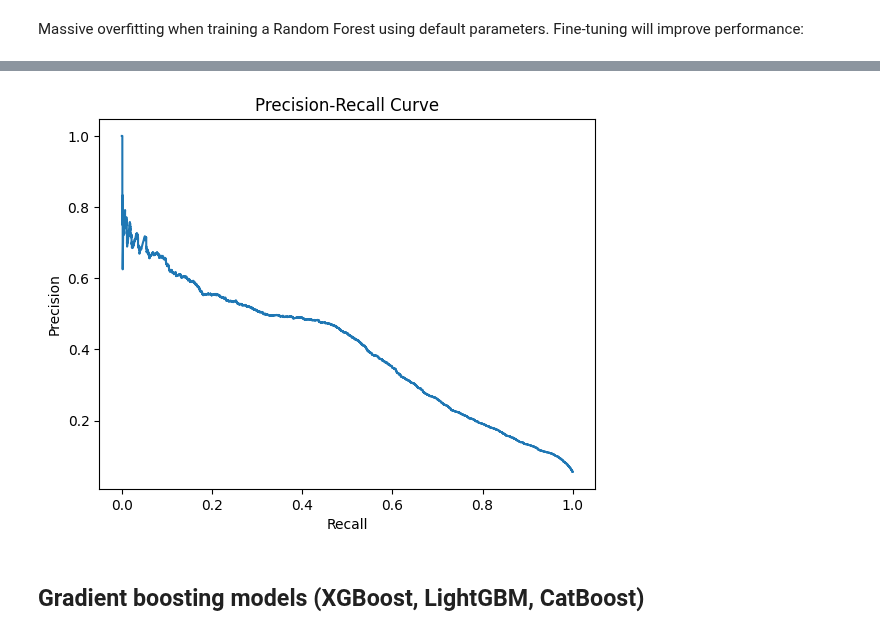
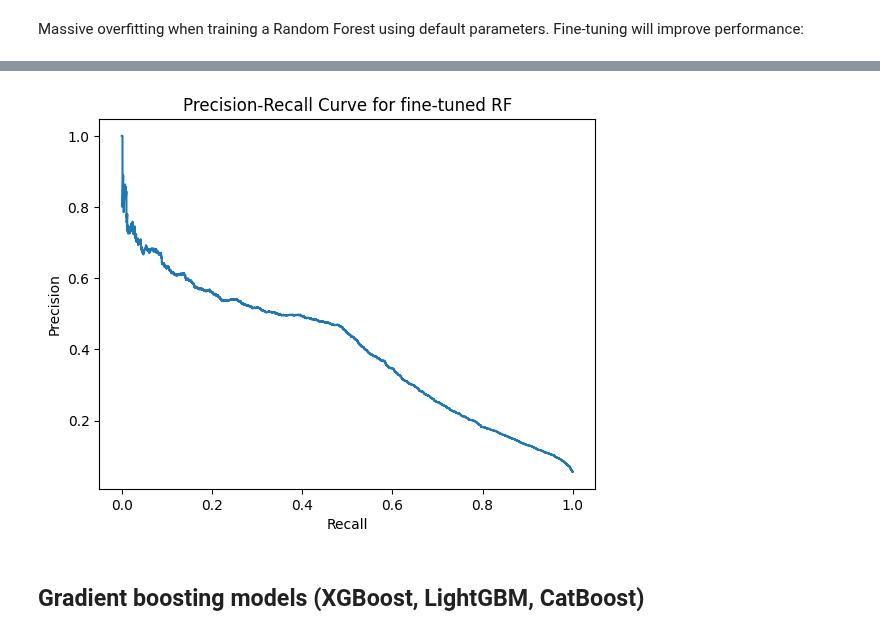
Before and after one commit to balintstewart77/magnimind-assignments, a Jupyter notebook: Capstone project/Heart Disease/notebooks/heart_prediction_balint.ipynb, the cells around one changed output, grey strips where cells are left out. Drawn from its saved outputs; the diff is of its cells as text; code cells hidden in the pictures.

```diff
--- a/Capstone project/Heart Disease/notebooks/heart_prediction_balint.ipynb
+++ b/Capstone project/Heart Disease/notebooks/heart_prediction_balint.ipynb
@@ -858,11 +875,14 @@ param_grid = {
     'min_samples_leaf': [2, 10, 50]
 }
 
+# Define PR AUC Scorer
+pr_auc_scorer = make_scorer(average_precision_score, needs_proba=True)
+
 # Initialize GridSearchCV
 grid_search = GridSearchCV(
     estimator=rf_clf,
     param_grid=param_grid,
-    scoring='roc_auc',  # Optimize for ROC AUC
+    scoring=pr_auc_scorer,  # Optimize for ROC AUC
     cv=5,
     n_jobs=-1
 )
@@ -872,7 +892,7 @@ grid_search.fit(X_train, y_train)
 
 # Display the best parameters and the best score
 print(f"Best params are: {grid_search.best_params_}")
-print(f"Best ROC AUC score: {grid_search.best_score_}")
+print(f"Best PR AUC score: {grid_search.best_score_}")
 
 # Refit the model with the best parameters
 best_model = grid_search.best_estimator_
@@ -890,14 +910,15 @@ train_recall = recall_score(y_train, y_train_pred)
 test_recall = recall_score(y_test, y_test_pred)
 train_precision = precision_score(y_train, y_train_pred)
 test_precision = precision_score(y_test, y_test_pred)
-train_roc_auc = roc_auc_score(y_train, y_train_pred_proba)
-test_roc_auc = roc_auc_score(y_test, y_test_pred_proba)
+train_pr_auc = average_precision_score(y_train, y_train_pred_proba)
+test_pr_auc = average_precision_score(y_test, y_test_pred_proba)
+
 
 # Print Metrics
 print(f"Train F1 Score: {train_f1:.2f}, Test F1 Score: {test_f1:.2f}")
 print(f"Train Recall: {train_recall:.2f}, Test Recall: {test_recall:.2f}")
 print(f"Train Precision: {train_precision:.2f}, Test Precision: {test_precision:.2f}")
-print(f"Train ROC AUC: {train_roc_auc:.2f}, Test ROC AUC: {test_roc_auc:.2f}")
+print(f"Train PR AUC: {train_pr_auc:.2f}, Test PR AUC: {test_pr_auc:.2f}")
 # %% [output]
 405 fits failed out of a total of 810.
 The score on these train-test partitions for these parameters will be set to nan.
@@ -934,9 +948,9 @@ Train ROC AUC: 0.9233, Test ROC AUC: 0.8856
 rf_clf_best_model = RandomForestClassifier(class_weight = 'balanced',
                                 n_estimators = 1000,
                                 max_features = 'sqrt',
-                                min_samples_split= 2,
-                                min_samples_leaf= 50,
-                                max_depth= 50,
+                                min_samples_split= 50,
+                                min_samples_leaf= 10,
+                                max_depth= 10,
                                 random_state = 42)
 
 # train the model
@@ -948,12 +962,10 @@ y_pred_test = rf_clf_best_model.predict(X_test)
 y_pred_proba_train = rf_clf_best_model.predict_proba(X_train)[:,1]
 y_pred_proba_test = rf_clf_best_model.predict_proba(X_test)[:,1] # get the predicted probabilities for the positive class only (col 1)
 
-# f1_score
 F1_train = f1_score(y_train, y_pred_train)
 F1_test = f1_score(y_test, y_pred_test)
 print(f"F1 score train: {F1_train:.2f}")
 print(f"F1 score test: {F1_test:.2f}")
-# Recall
 recall_train = recall_score(y_train, y_pred_train)
 recall_test = recall_score(y_test, y_pred_test)
 print(f"Recall train: {recall_train:.2f}")
@@ -962,11 +974,9 @@ Precision_train = precision_score(y_train, y_pred_train)
 Precision_test = precision_score(y_test, y_pred_test)
 print(f"Precision train: {Precision_train:.2f}")
 print(f"Precision test: {Precision_test:.2f}")
+pr_auc_train = average_precision_score(y_train, y_pred_proba_train)
+pr_auc_test = average_precision_score(y_test, y_pred_proba_test)
 
-
-# ROC AUC
-roc_auc_train = roc_auc_score(y_train, y_pred_proba_train)
-roc_auc_test = roc_auc_score(y_test, y_pred_proba_test)
-print(f"ROC AUC train: {roc_auc_train:.2f}")
-print(f"ROC AUC test: {roc_auc_test:.2f}")
+print(f"PR AUC train: {pr_auc_train:.2f}")
+print(f"PR AUC test: {pr_auc_test:.2f}")
 # %% [output]
@@ -990,12 +1000,12 @@ Confusion Matrix:
 # %%
 precision, recall, thresholds = precision_recall_curve(y_test, y_pred_proba_test)
 plt.plot(recall, precision)
 plt.xlabel('Recall')
 plt.ylabel('Precision')
-plt.title('Precision-Recall Curve')
+plt.title('Precision-Recall Curve for fine-tuned RF')
 plt.show()
 # %% [output]
-[figure, old version]
+[figure, new version]
 # %% [markdown]
 ## Gradient boosting models (XGBoost, LightGBM, CatBoost)
 # %% [markdown]
```
Also changed, not shown: parts of 66 cells of this notebook, 4 other files.
